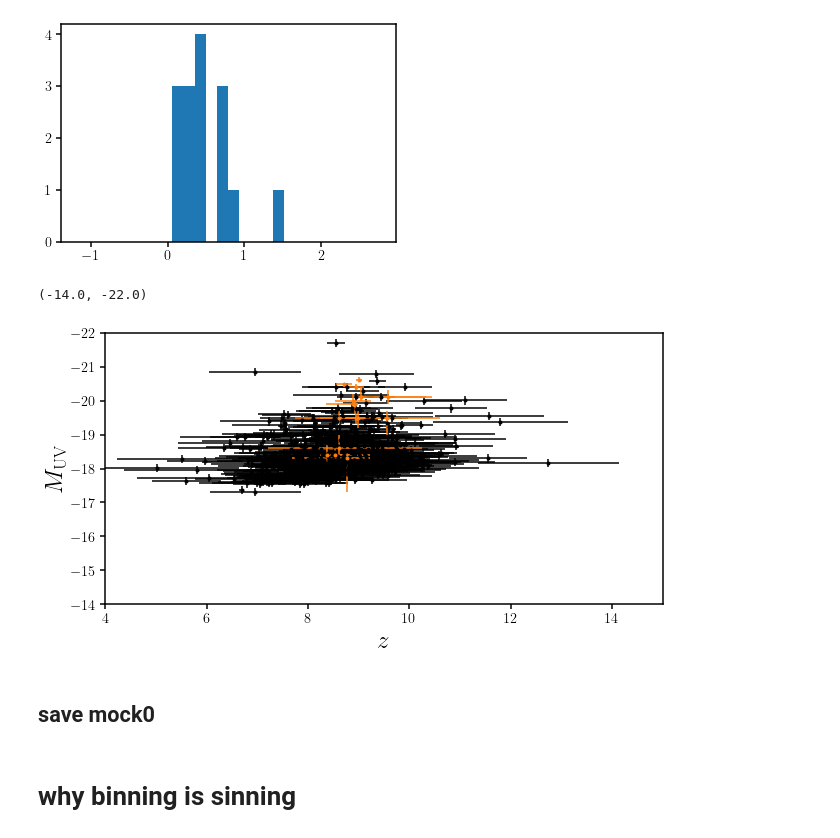
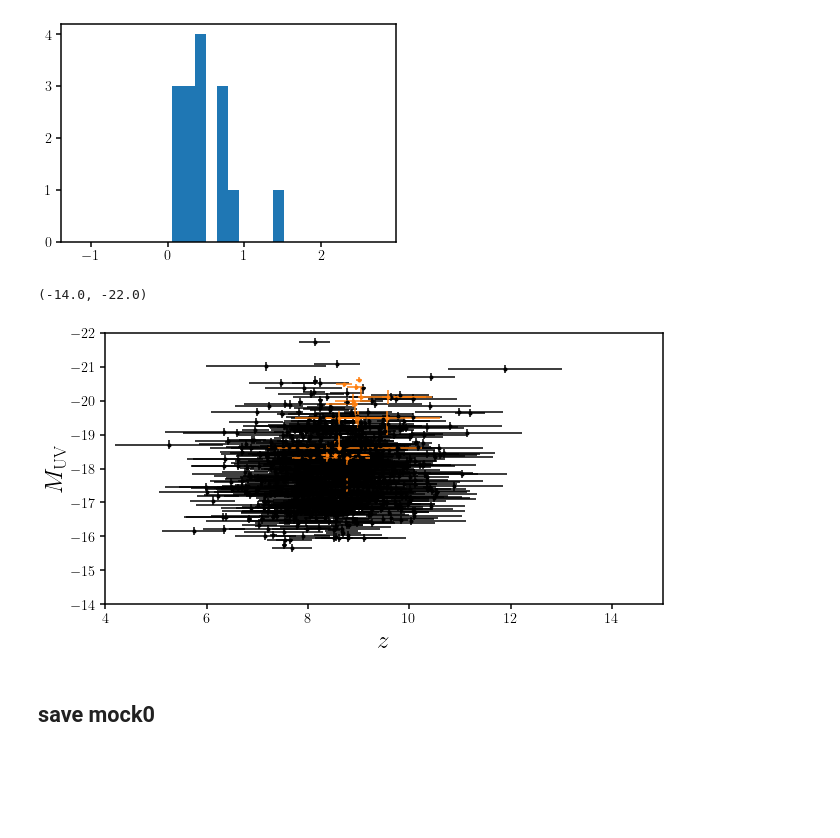
Before and after one commit to changhoonhahn/binsin, a Jupyter notebook: nb/mock0.ipynb, the cells around one changed output. Saved outputs shown, nothing was run; the diff lists cells and outputs as text; code cells hidden in the pictures; blank space fills up the shorter version.

Commit message:
first test on mock data using a single redshift population

```diff
--- a/nb/mock0.ipynb
+++ b/nb/mock0.ipynb
@@ -84,5 +163,8 @@ mock_Muv_noisy = mock_muv_noisy - 5 * np.log10(Planck13.luminosity_distance(mock
+# %%
+# m_uv selection weights
+w_muv_select = S_muv(mock_muv, c_erf0=1., c_erf1=32)
 # %%
-select_muv = (mock_muv_noisy < 32)
+select_muv = np.random.uniform(size=mock.shape[0]) < w_muv_select
 print(np.mean(select_z & select_muv))
 print(np.sum(select_z & select_muv))
 # %% [output]
@@ -152,5 +241,7 @@ sub.set_ylim(-14, -22)
 # %%
 mock_Muv_1sig = 0.12 + 0.0*np.random.normal(size=mock.shape[0])
+# %%
+mock_Muv = mock[:,1] + mock_Muv_1sig * np.random.normal(size=mock.shape[0])
 # %%
 fig = plt.figure(figsize=(10,5))
 sub = fig.add_subplot(111)
@@ -186,24 +277,24 @@ plt.hist(0.5*(ceers_z9[:,1] + ceers_z9[:,2]))
  <BarContainer object of 10 artists>)
 [figure]
 # %%
-mock_photoz_1sig = (0.5 + 0.36 * np.random.normal(size=mock.shape[0])).clip(0.05, None)
+mock_photoz_1sig = (0.45 + 0.35 * np.random.normal(size=mock.shape[0])).clip(0.05, None)
 # %%
 mock_photoz = mock[:,0] + mock_photoz_1sig * np.random.normal(size=mock.shape[0])
 # %%
 fig = plt.figure(figsize=(10,5))
 sub = fig.add_subplot(111)
-sub.errorbar(mock_photoz[select_z & select_muv], mock_Muv_noisy[select_z & select_muv],
+sub.errorbar(mock_photoz[select_z & select_muv], mock_Muv[select_z & select_muv],
              xerr=mock_photoz_1sig[select_z & select_muv],
              yerr=mock_Muv_1sig[select_z & select_muv], fmt='.k')
 sub.errorbar(ceers_z9[:,0], ceers_z9[:,3],
              xerr=[ceers_z9[:,1], ceers_z9[:,2]], yerr=[ceers_z9[:,4], ceers_z9[:,5]], fmt='.C1')
 sub.set_xlabel(r'$z$', fontsize=25)
 sub.set_ylabel(r'$M_{\rm UV}$', fontsize=25)
 sub.set_xlim(4, 15)
 sub.set_ylim(-14, -22)
 # %% [output]
 (-14.0, -22.0)
-[figure, old version]
+[figure, new version]
 # %% [markdown]
 ## save mock0
 # %%
@@ -215,2 +310,0 @@ np.savetxt('/Users/chahah/data/binsin/mock0.dat',
-# %% [markdown]
-# why binning is sinning
```
Also changed, not shown: parts of 32 cells of this notebook, 4 other files.
